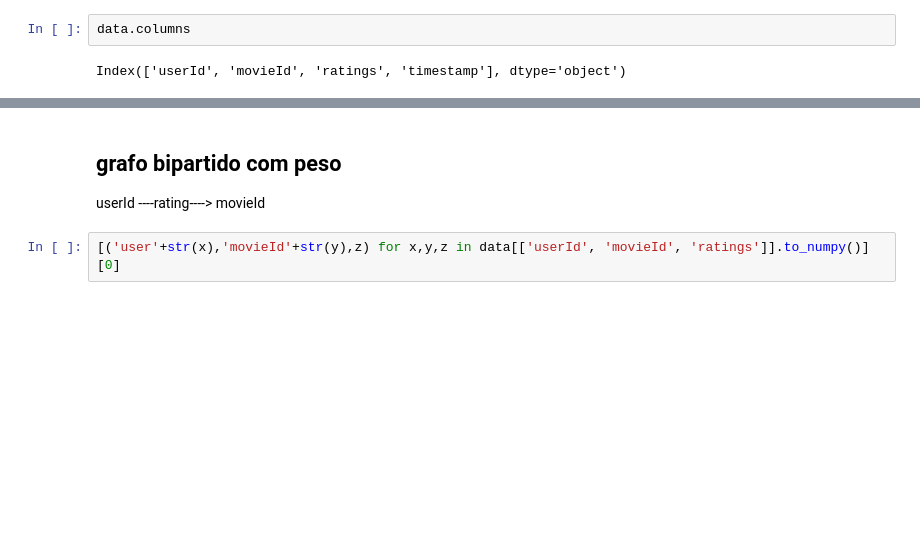
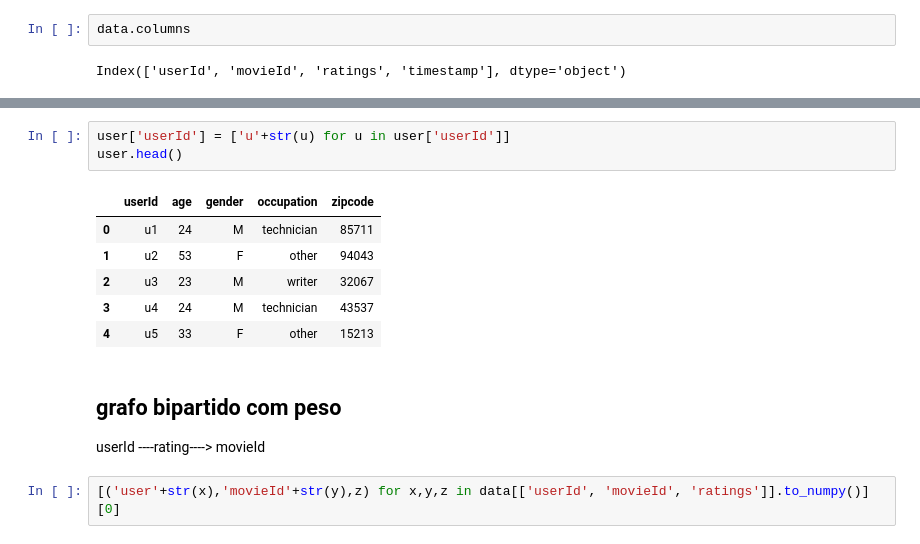
Before and after one commit to aime-n/Movie-Recommendation, a Jupyter notebook: teste.ipynb, the cells around one changed output, grey strips where cells are left out. Cells and saved outputs as stored; diff of their text form; blank space fills up the shorter version.

```diff
--- a/teste.ipynb
+++ b/teste.ipynb
@@ -137,3 +147,13 @@ Index(['userId', 'movieId', 'ratings', 'timestamp'], dtype='object')
+# %%
+user['userId'] = ['u'+str(u) for u in user['userId']]
+user.head()
+# %% [output]
+|  | userId | age | gender | occupation | zipcode |
+| 0 | u1 | 24 | M | technician | 85711 |
+| 1 | u2 | 53 | F | other | 94043 |
+| 2 | u3 | 23 | M | writer | 32067 |
+| 3 | u4 | 24 | M | technician | 43537 |
+| 4 | u5 | 33 | F | other | 15213 |
 # %% [markdown]
 ## grafo bipartido com peso
 userId ----rating----> movieId
```
Also changed, not shown: parts of 21 cells of this notebook.
